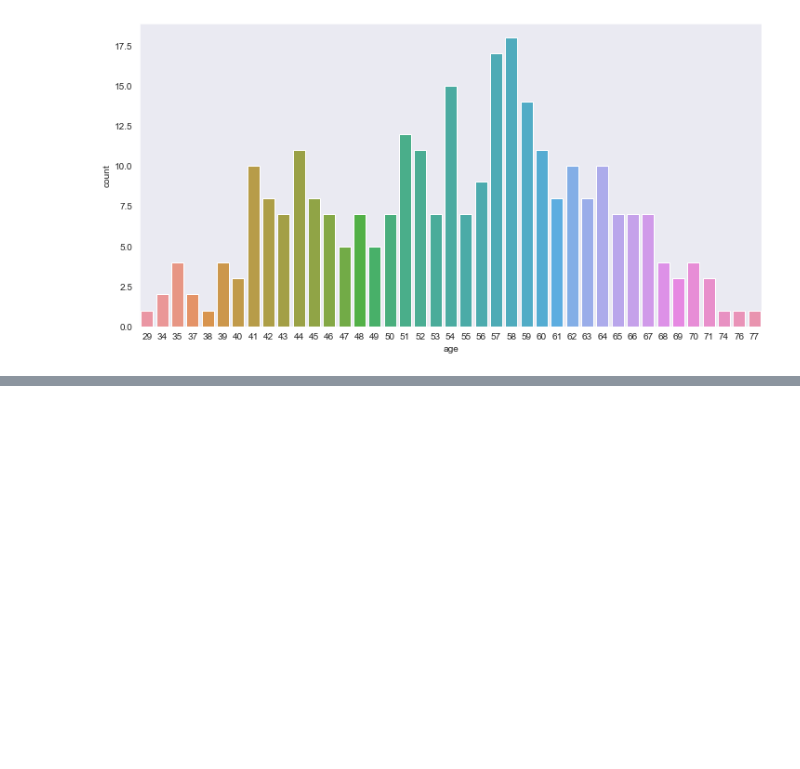
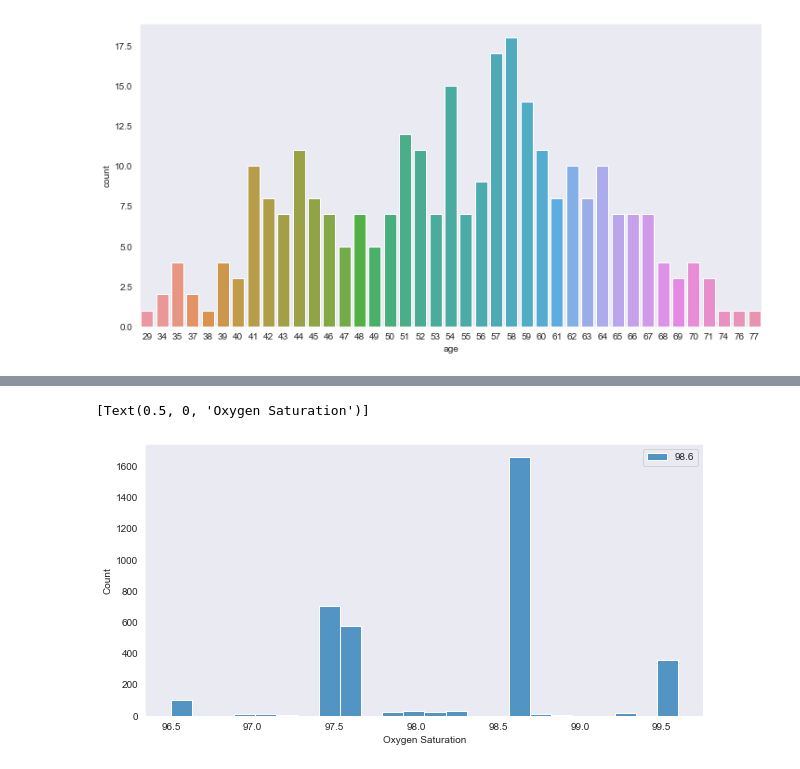
Before and after one commit to nathan-abraham/Safety-Data-Analysis, a Jupyter notebook: heart.ipynb, the cells around one changed output, grey strips where cells are left out. Drawn from its saved outputs; the diff is of its cells as text; code cells hidden in the pictures; blank space fills up the shorter version.

Commit message:
Created more visualizations for heart files

```diff
--- a/heart.ipynb
+++ b/heart.ipynb
@@ -64,0 +77,7 @@ o2_df.describe()
+# %%
+plt.figure(figsize=(10, 5))
+sns.set_style("dark")
+sns.histplot(data=o2_df).set(xlabel="Oxygen Saturation")
+# %% [output]
+[Text(0.5, 0, 'Oxygen Saturation')]
+[figure, added]
```
Also changed, not shown: parts of 4 cells of this notebook, 1 other file.
